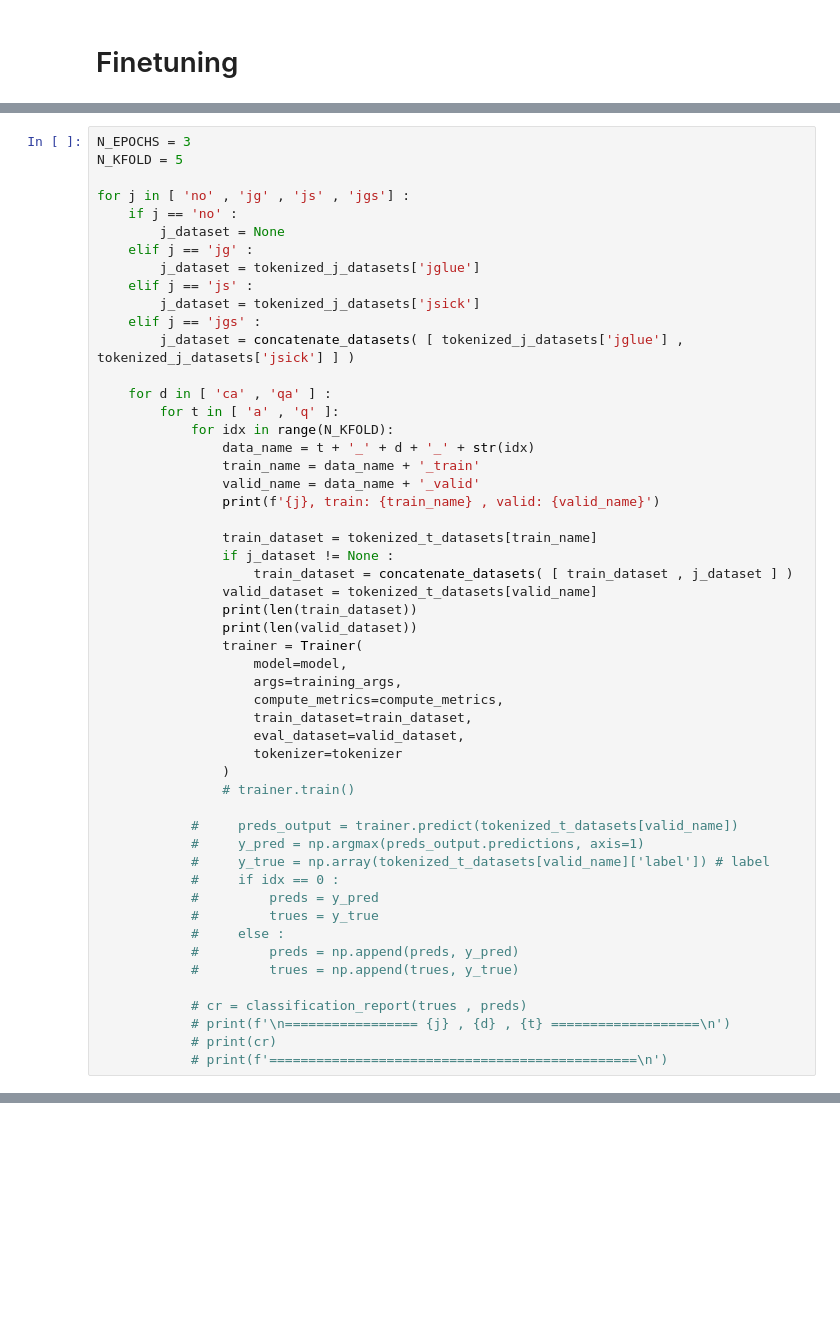
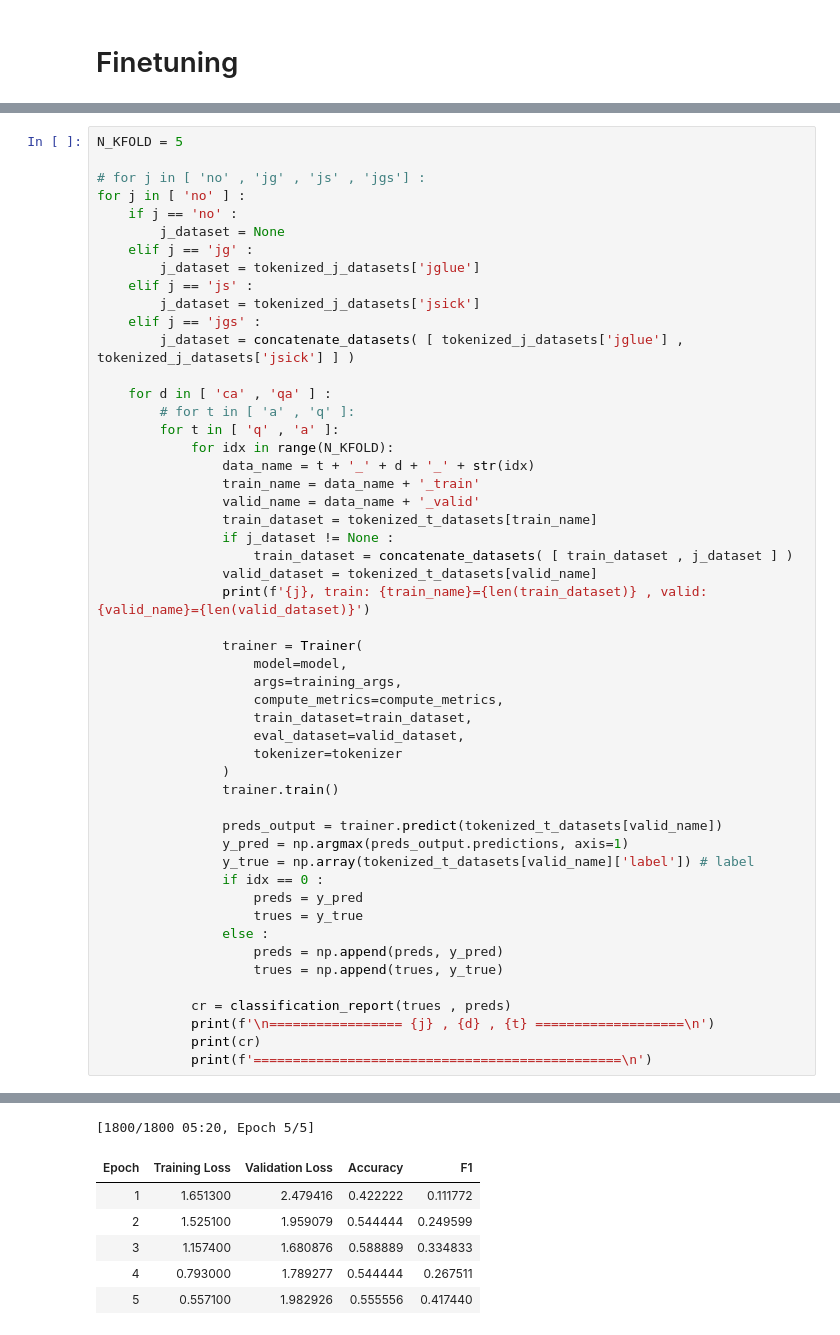
Before and after one commit to kyaoNK/bert_asag, a Jupyter notebook: BERT_ASAG.ipynb, the cells around one changed output, grey strips where cells are left out. Drawn from its saved outputs; the diff is of its cells as text; blank space fills up the shorter version.

```diff
--- a/BERT_ASAG.ipynb
+++ b/BERT_ASAG.ipynb
@@ -197,8 +222,8 @@ training_args = TrainingArguments(
 # %%
-N_EPOCHS = 3
 N_KFOLD = 5
 
-for j in [ 'no' , 'jg' , 'js' , 'jgs'] :
+# for j in [ 'no' , 'jg' , 'js' , 'jgs'] :
+for j in [ 'no' ] :
     if j == 'no' :
         j_dataset = None
     elif j == 'jg' :
@@ -209,19 +234,18 @@ for j in [ 'no' , 'jg' , 'js' , 'jgs'] :
         j_dataset = concatenate_datasets( [ tokenized_j_datasets['jglue'] , tokenized_j_datasets['jsick'] ] )
 
     for d in [ 'ca' , 'qa' ] :
-        for t in [ 'a' , 'q' ]:
+        # for t in [ 'a' , 'q' ]:
+        for t in [ 'q' , 'a' ]:
             for idx in range(N_KFOLD):
                 data_name = t + '_' + d + '_' + str(idx)
                 train_name = data_name + '_train'
                 valid_name = data_name + '_valid'
-                print(f'{j}, train: {train_name} , valid: {valid_name}')
-
                 train_dataset = tokenized_t_datasets[train_name]
                 if j_dataset != None :
                     train_dataset = concatenate_datasets( [ train_dataset , j_dataset ] )
                 valid_dataset = tokenized_t_datasets[valid_name]
-                print(len(train_dataset))
-                print(len(valid_dataset))
+                print(f'{j}, train: {train_name}={len(train_dataset)} , valid: {valid_name}={len(valid_dataset)}')
+
                 trainer = Trainer(
                     model=model,
                     args=training_args,
@@ -230,20 +254,20 @@ for j in [ 'no' , 'jg' , 'js' , 'jgs'] :
                     eval_dataset=valid_dataset,
                     tokenizer=tokenizer
                 )
-                # trainer.train()
+                trainer.train()
 
-            #     preds_output = trainer.predict(tokenized_t_datasets[valid_name])
-            #     y_pred = np.argmax(preds_output.predictions, axis=1)
-            #     y_true = np.array(tokenized_t_datasets[valid_name]['label']) # label
-            #     if idx == 0 :
-            #         preds = y_pred
-            #         trues = y_true
-            #     else :
-            #         preds = np.append(preds, y_pred)
-            #         trues = np.append(trues, y_true)
+                preds_output = trainer.predict(tokenized_t_datasets[valid_name])
+                y_pred = np.argmax(preds_output.predictions, axis=1)
+                y_true = np.array(tokenized_t_datasets[valid_name]['label']) # label
+                if idx == 0 :
+                    preds = y_pred
+                    trues = y_true
+                else :
+                    preds = np.append(preds, y_pred)
+                    trues = np.append(trues, y_true)
 
-            # cr = classification_report(trues , preds)
-            # print(f'\n================= {j} , {d} , {t} ===================\n')
-            # print(cr)
-            # print(f'===============================================\n')
+            cr = classification_report(trues , preds)
+            print(f'\n================= {j} , {d} , {t} ===================\n')
+            print(cr)
+            print(f'===============================================\n')
 # %% [output]
@@ -266,0 +275,7 @@ jgs, train: q_qa_4_train , valid: q_qa_4_valid
+[1800/1800 05:20, Epoch 5/5]
+| Epoch | Training Loss | Validation Loss | Accuracy | F1 |
+| 1 | 1.651300 | 2.479416 | 0.422222 | 0.111772 |
+| 2 | 1.525100 | 1.959079 | 0.544444 | 0.249599 |
+| 3 | 1.157400 | 1.680876 | 0.588889 | 0.334833 |
+| 4 | 0.793000 | 1.789277 | 0.544444 | 0.267511 |
+| 5 | 0.557100 | 1.982926 | 0.555556 | 0.417440 |
```
Also changed, not shown: parts of 10 cells of this notebook.
